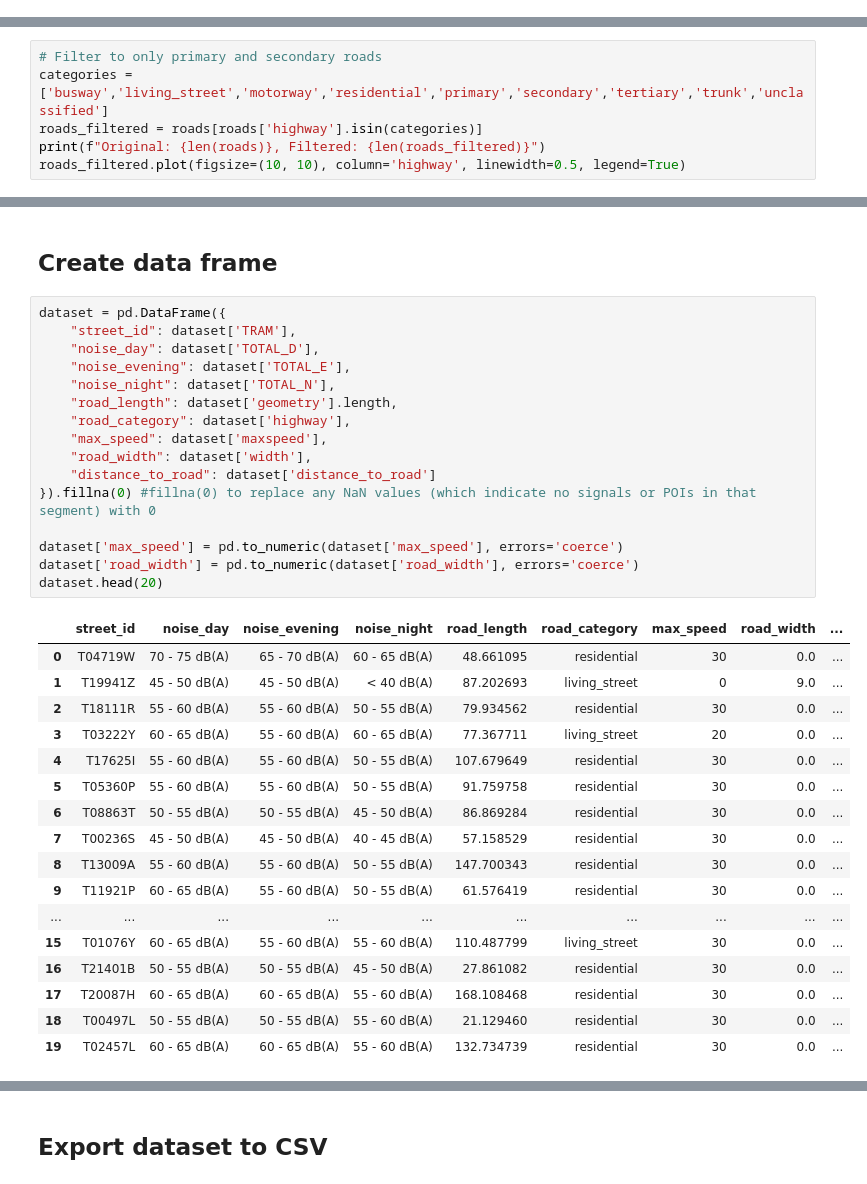
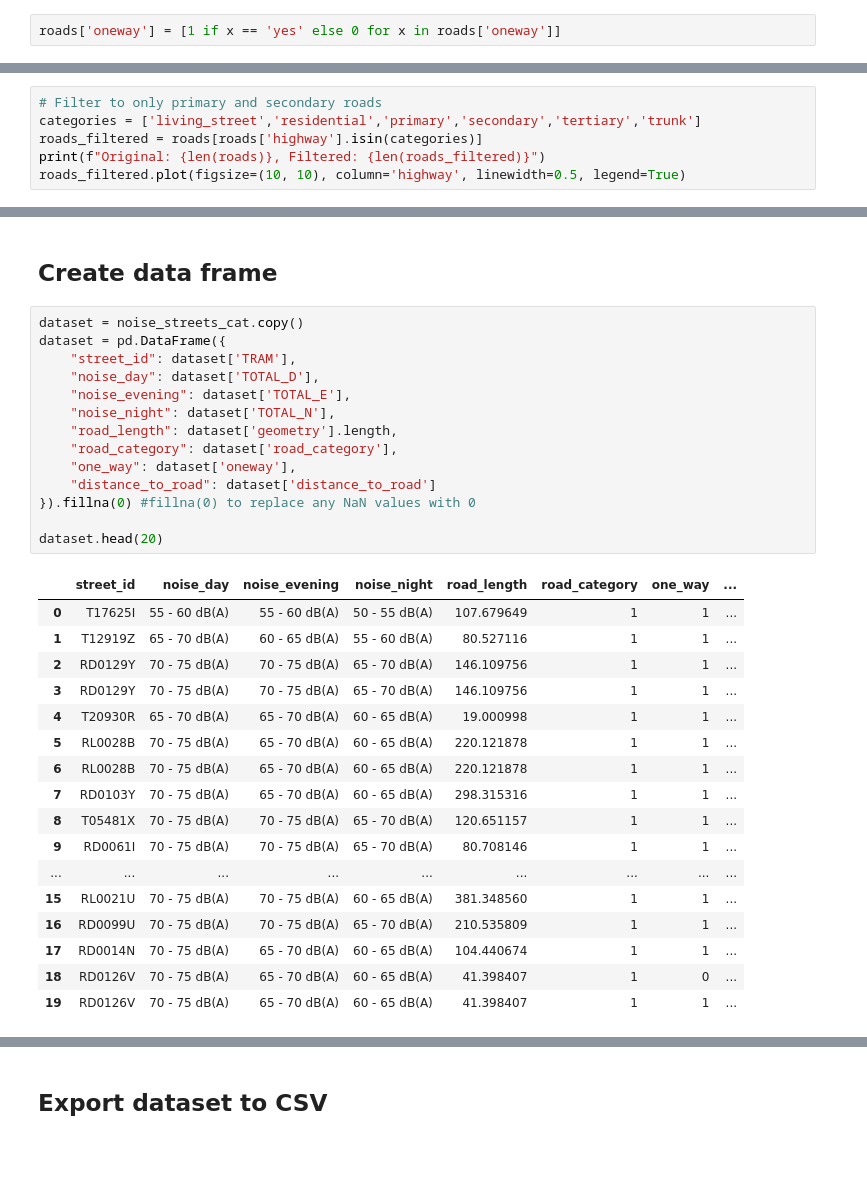
Before and after one commit to AndreaCutroni/ML-Noise-Prediction, a Jupyter notebook: notebooks/osm/OSM_roads.ipynb, the cells around one changed output, grey strips where cells are left out. Cells and saved outputs as stored; diff of their text form; blank space fills up the shorter version.

```diff
--- a/notebooks/osm/OSM_roads.ipynb
+++ b/notebooks/osm/OSM_roads.ipynb
@@ -43,8 +67,10 @@ roads.plot(figsize=(10, 10), column='highway', linewidth=0.5, legend=True)
+# %%
+roads['oneway'] = [1 if x == 'yes' else 0 for x in roads['oneway']]
 # %% [markdown]
 ## Filter roads categories
 # %%
 # Filter to only primary and secondary roads
-categories = ['busway','living_street','motorway','residential','primary','secondary','tertiary','trunk','unclassified']
+categories = ['living_street','residential','primary','secondary','tertiary','trunk']
 roads_filtered = roads[roads['highway'].isin(categories)]
 print(f"Original: {len(roads)}, Filtered: {len(roads_filtered)}")
 roads_filtered.plot(figsize=(10, 10), column='highway', linewidth=0.5, legend=True)
@@ -125,36 +162,34 @@ Noise streets after nearest road join: (15115, 11)
 # %% [markdown]
 ## Create data frame
 # %%
+dataset = noise_streets_cat.copy()
 dataset = pd.DataFrame({
     "street_id": dataset['TRAM'],
     "noise_day": dataset['TOTAL_D'],
     "noise_evening": dataset['TOTAL_E'],
     "noise_night": dataset['TOTAL_N'],
     "road_length": dataset['geometry'].length,
-    "road_category": dataset['highway'],
-    "max_speed": dataset['maxspeed'],
-    "road_width": dataset['width'],
+    "road_category": dataset['road_category'],
+    "one_way": dataset['oneway'],
     "distance_to_road": dataset['distance_to_road']
-}).fillna(0) #fillna(0) to replace any NaN values (which indicate no signals or POIs in that segment) with 0
+}).fillna(0) #fillna(0) to replace any NaN values with 0
 
-dataset['max_speed'] = pd.to_numeric(dataset['max_speed'], errors='coerce')
-dataset['road_width'] = pd.to_numeric(dataset['road_width'], errors='coerce')
 dataset.head(20)
 # %% [output]
-|  | street_id | noise_day | noise_evening | noise_night | road_length | road_category | max_speed | road_width | ... |
-| 0 | T04719W | 70 - 75 dB(A) | 65 - 70 dB(A) | 60 - 65 dB(A) | 48.661095 | residential | 30 | 0.0 | ... |
-| 1 | T19941Z | 45 - 50 dB(A) | 45 - 50 dB(A) | < 40 dB(A) | 87.202693 | living_street | 0 | 9.0 | ... |
-| 2 | T18111R | 55 - 60 dB(A) | 55 - 60 dB(A) | 50 - 55 dB(A) | 79.934562 | residential | 30 | 0.0 | ... |
-| 3 | T03222Y | 60 - 65 dB(A) | 55 - 60 dB(A) | 60 - 65 dB(A) | 77.367711 | living_street | 20 | 0.0 | ... |
-| 4 | T17625I | 55 - 60 dB(A) | 55 - 60 dB(A) | 50 - 55 dB(A) | 107.679649 | residential | 30 | 0.0 | ... |
-| 5 | T05360P | 55 - 60 dB(A) | 55 - 60 dB(A) | 50 - 55 dB(A) | 91.759758 | residential | 30 | 0.0 | ... |
-| 6 | T08863T | 50 - 55 dB(A) | 50 - 55 dB(A) | 45 - 50 dB(A) | 86.869284 | residential | 30 | 0.0 | ... |
-| 7 | T00236S | 45 - 50 dB(A) | 45 - 50 dB(A) | 40 - 45 dB(A) | 57.158529 | residential | 30 | 0.0 | ... |
-| 8 | T13009A | 55 - 60 dB(A) | 55 - 60 dB(A) | 50 - 55 dB(A) | 147.700343 | residential | 30 | 0.0 | ... |
-| 9 | T11921P | 60 - 65 dB(A) | 55 - 60 dB(A) | 50 - 55 dB(A) | 61.576419 | residential | 30 | 0.0 | ... |
-| ... | ... | ... | ... | ... | ... | ... | ... | ... | ... |
-| 15 | T01076Y | 60 - 65 dB(A) | 55 - 60 dB(A) | 55 - 60 dB(A) | 110.487799 | living_street | 30 | 0.0 | ... |
-| 16 | T21401B | 50 - 55 dB(A) | 50 - 55 dB(A) | 45 - 50 dB(A) | 27.861082 | residential | 30 | 0.0 | ... |
-| 17 | T20087H | 60 - 65 dB(A) | 60 - 65 dB(A) | 55 - 60 dB(A) | 168.108468 | residential | 30 | 0.0 | ... |
-| 18 | T00497L | 50 - 55 dB(A) | 50 - 55 dB(A) | 55 - 60 dB(A) | 21.129460 | residential | 30 | 0.0 | ... |
-| 19 | T02457L | 60 - 65 dB(A) | 60 - 65 dB(A) | 55 - 60 dB(A) | 132.734739 | residential | 30 | 0.0 | ... |
+|  | street_id | noise_day | noise_evening | noise_night | road_length | road_category | one_way | ... |
+| 0 | T17625I | 55 - 60 dB(A) | 55 - 60 dB(A) | 50 - 55 dB(A) | 107.679649 | 1 | 1 | ... |
+| 1 | T12919Z | 65 - 70 dB(A) | 60 - 65 dB(A) | 55 - 60 dB(A) | 80.527116 | 1 | 1 | ... |
+| 2 | RD0129Y | 70 - 75 dB(A) | 70 - 75 dB(A) | 65 - 70 dB(A) | 146.109756 | 1 | 1 | ... |
+| 3 | RD0129Y | 70 - 75 dB(A) | 70 - 75 dB(A) | 65 - 70 dB(A) | 146.109756 | 1 | 1 | ... |
+| 4 | T20930R | 65 - 70 dB(A) | 65 - 70 dB(A) | 60 - 65 dB(A) | 19.000998 | 1 | 1 | ... |
+| 5 | RL0028B | 70 - 75 dB(A) | 65 - 70 dB(A) | 60 - 65 dB(A) | 220.121878 | 1 | 1 | ... |
+| 6 | RL0028B | 70 - 75 dB(A) | 65 - 70 dB(A) | 60 - 65 dB(A) | 220.121878 | 1 | 1 | ... |
+| 7 | RD0103Y | 70 - 75 dB(A) | 65 - 70 dB(A) | 60 - 65 dB(A) | 298.315316 | 1 | 1 | ... |
+| 8 | T05481X | 70 - 75 dB(A) | 70 - 75 dB(A) | 65 - 70 dB(A) | 120.651157 | 1 | 1 | ... |
+| 9 | RD0061I | 70 - 75 dB(A) | 70 - 75 dB(A) | 65 - 70 dB(A) | 80.708146 | 1 | 1 | ... |
+| ... | ... | ... | ... | ... | ... | ... | ... | ... |
+| 15 | RL0021U | 70 - 75 dB(A) | 70 - 75 dB(A) | 60 - 65 dB(A) | 381.348560 | 1 | 1 | ... |
+| 16 | RD0099U | 70 - 75 dB(A) | 70 - 75 dB(A) | 65 - 70 dB(A) | 210.535809 | 1 | 1 | ... |
+| 17 | RD0014N | 70 - 75 dB(A) | 65 - 70 dB(A) | 60 - 65 dB(A) | 104.440674 | 1 | 1 | ... |
+| 18 | RD0126V | 70 - 75 dB(A) | 65 - 70 dB(A) | 60 - 65 dB(A) | 41.398407 | 1 | 0 | ... |
+| 19 | RD0126V | 70 - 75 dB(A) | 65 - 70 dB(A) | 60 - 65 dB(A) | 41.398407 | 1 | 1 | ... |
```
Also changed, not shown: parts of 16 cells of this notebook.
